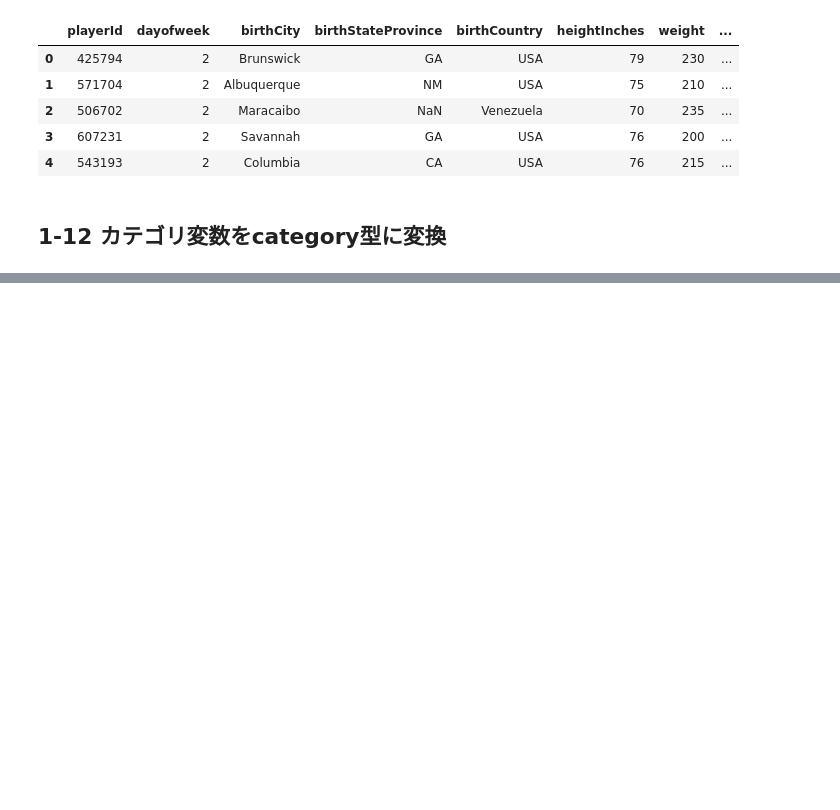
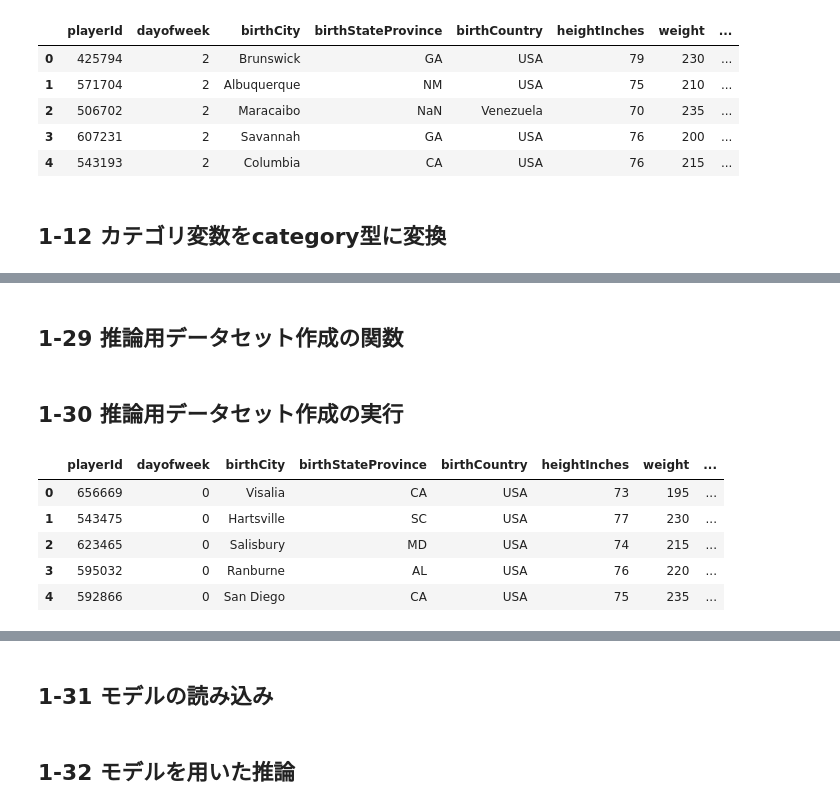
Before and after one commit to soeatu/kaggle_basic, a Jupyter notebook: mlb-regression-task.ipynb, the cells around one changed output, grey strips where cells are left out. Cells and saved outputs as stored; diff of their text form; code cells hidden in the pictures; blank space fills up the shorter version.

```diff
--- a/mlb-regression-task.ipynb
+++ b/mlb-regression-task.ipynb
@@ -169,0 +560,46 @@ for col in ["playerId", "dayofweek", "birthCity", "birthStateProvince", "birthCo
+# %% [markdown]
+## 1-29 推論用データセット作成の関数
+# %%
+def makedataset_for_predict(input_test, input_prediction):
+    test = input_test.copy()
+    prediction = input_prediction.copy()
+
+    # dateを日付型に変換
+    prediction["date"] = pd.to_datetime(prediction["date"], format="%Y%m%d")
+    # 推論対象日(engagementMetricsDate)と選手ID(playerId)のカラムを作成
+    prediction["engagementMetricsDate"] = prediction["date_playerId"].apply(lambda x: x[:8])
+    prediction["engagementMetricsDate"] = pd.to_datetime(prediction["engagementMetricsDate"], format="%Y%m%d")
+    prediction["playerId"] = prediction["date_playerId"].apply(lambda x: int(x[9:]))
+
+    # 日付から曜日と年月を作成
+    prediction["dayofweek"] = prediction["date"].dt.dayofweek
+    prediction["yearmonth"] = prediction["date"].astype(str).apply(lambda x: x[:7])
+
+    # テーブルの結合
+    df_test = pd.merge(prediction, df_players, on=["playerId"], how="left")
+
+    # 説明変数の作成
+    x_test = df_test[[
+        "playerId", "dayofweek",
+        "birthCity", "birthStateProvince", "birthCountry", "heightInches", "weight",
+        "primaryPositionCode", "primaryPositionName", "playerForTestSetAndFuturePreds"]]
+    id_test = df_test[["engagementMetricsDate","playerId","date_playerId","date","yearmonth","playerForTestSetAndFuturePreds"]]
+
+    # カテゴリ変数をcategory型に変換
+    for col in ["playerId", "dayofweek", "birthCity", "birthStateProvince", "birthCountry", "primaryPositionCode", "primaryPositionName"]:
+        x_test[col] = x_test [col].astype("category")
+
+    return x_test, id_test
+# %% [markdown]
+## 1-30 推論用データセット作成の実行
+# %%
+x_test, id_test = makedataset_for_predict(test_df, prediction_df)
+display(x_test.head())
+display(id_test.head())
+# %% [output]
+|  | playerId | dayofweek | birthCity | birthStateProvince | birthCountry | heightInches | weight | ... |
+| 0 | 656669 | 0 | Visalia | CA | USA | 73 | 195 | ... |
+| 1 | 543475 | 0 | Hartsville | SC | USA | 77 | 230 | ... |
+| 2 | 623465 | 0 | Salisbury | MD | USA | 74 | 215 | ... |
+| 3 | 595032 | 0 | Ranburne | AL | USA | 76 | 220 | ... |
+| 4 | 592866 | 0 | San Diego | CA | USA | 75 | 235 | ... |
@@ -169,0 +612,2 @@ for col in ["playerId", "dayofweek", "birthCity", "birthStateProvince", "birthCo
+# %% [markdown]
+## 1-31 モデルの読み込み
@@ -169,0 +617,2 @@ for col in ["playerId", "dayofweek", "birthCity", "birthStateProvince", "birthCo
+# %% [markdown]
+## 1-32 モデルを用いた推論
```
Also changed, not shown: parts of 96 cells of this notebook.
